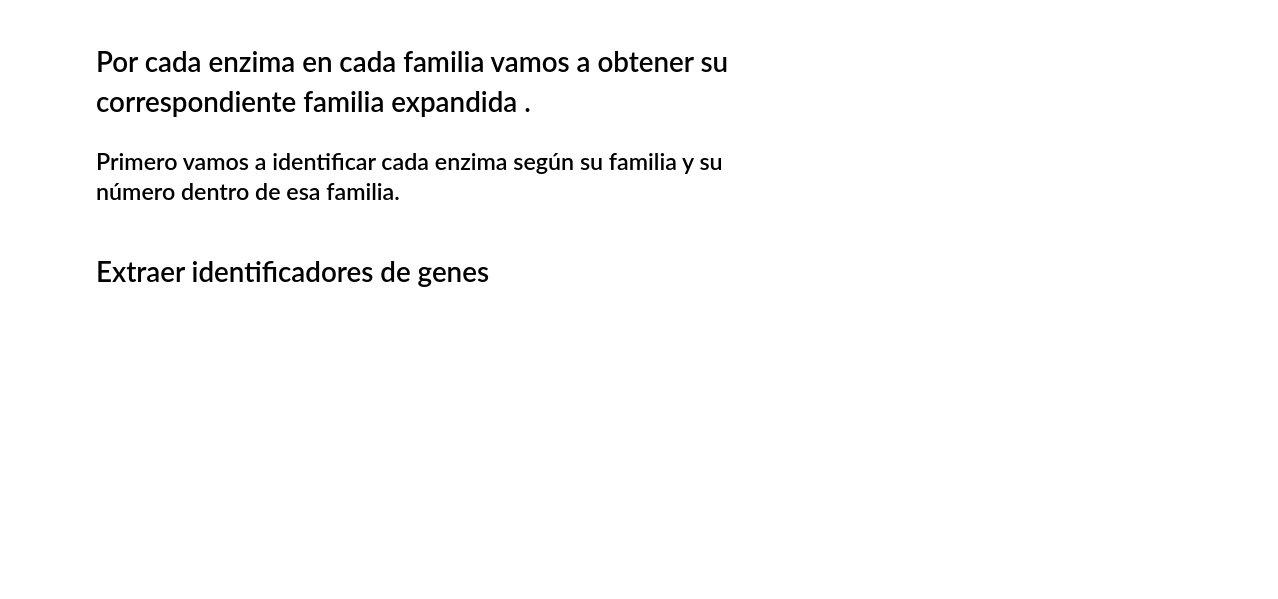
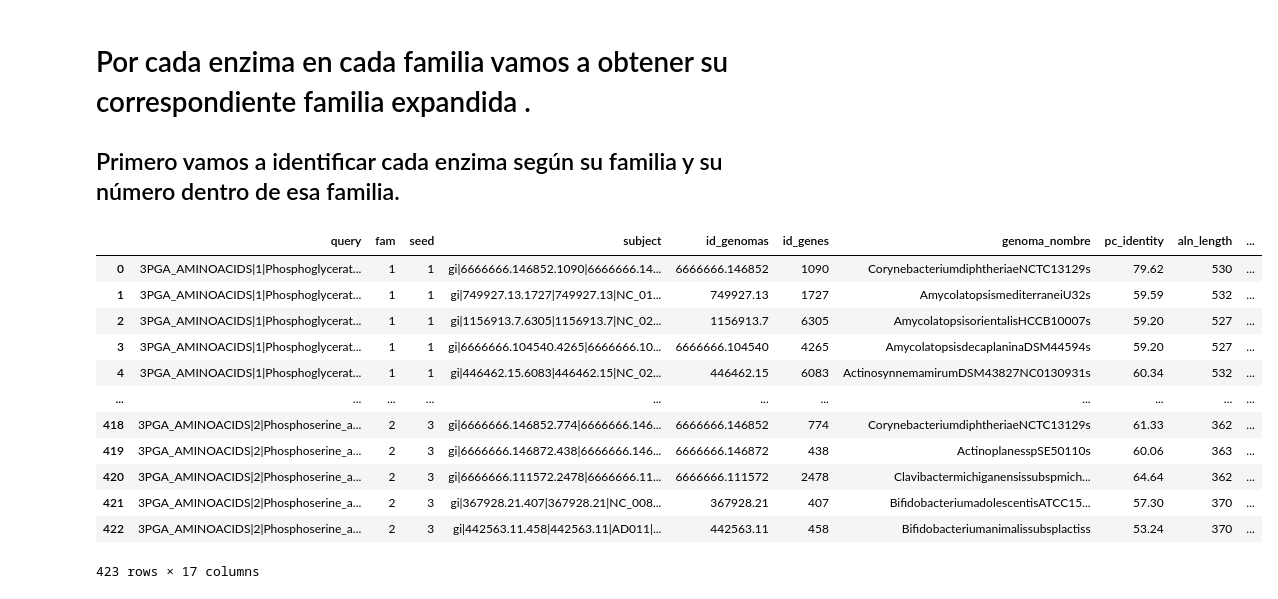
Before and after one commit to CsarMijangos/CsarPos, a Jupyter notebook: Jupyter_notebooks/Obtener_Exp_Fam.ipynb, the cells around one changed output. Drawn from its saved outputs; the diff is of its cells as text; code cells hidden in the pictures; blank space fills up the shorter version.

```diff
--- a/Jupyter_notebooks/Obtener_Exp_Fam.ipynb
+++ b/Jupyter_notebooks/Obtener_Exp_Fam.ipynb
@@ -205,19 +225,36 @@ df1["subject"].value_counts()
 ## Primero vamos a identificar cada enzima según su familia y su número dentro de esa familia.
 # %%
 def extract_fam_seed(data):
-    fam_seed_list = []
+    fam_list = []
+    seed_list = []
     for x in data["query"][:]:
         x_string = x.split("|")
         x_fam = x_string[1]
         x_enz = x_string[2].split("_")[-1]
-        x_value = "F"+x_fam+"S"+x_enz
-        fam_seed_list.append(x_value)
-    data["(fam,seed)"] = fam_seed_list
-    data = pd.DataFrame.reindex(data, columns =  ['query','(fam,seed)','subject', "id_genomas", "id_genes", "genoma_nombre",
+        #x_value = "F"+x_fam+"S"+x_enz
+        fam_list.append(x_fam)
+        seed_list.append(x_enz)
+    data["fam"] = fam_list
+    data["seed"] = seed_list
+    data = pd.DataFrame.reindex(data, columns =  ['query','fam','seed','subject', "id_genomas", "id_genes", "genoma_nombre",
            'pc_identity', 'aln_length', 'mismatches', 'gaps_opened',
            'query_start', 'query_end', 'subject_start', 'subject_end',
            'e_value', 'bitscore'])
     return data
 
 df1 = extract_fam_seed(df1)
 df1
+# %% [output]
+|  | query | fam | seed | subject | id_genomas | id_genes | genoma_nombre | pc_identity | aln_length | ... |
+| 0 | 3PGA_AMINOACIDS|1|Phosphoglycerat... | 1 | 1 | gi|6666666.146852.1090|6666666.14... | 6666666.146852 | 1090 | CorynebacteriumdiphtheriaeNCTC13129s | 79.62 | 530 | ... |
+| 1 | 3PGA_AMINOACIDS|1|Phosphoglycerat... | 1 | 1 | gi|749927.13.1727|749927.13|NC_01... | 749927.13 | 1727 | AmycolatopsismediterraneiU32s | 59.59 | 532 | ... |
+| 2 | 3PGA_AMINOACIDS|1|Phosphoglycerat... | 1 | 1 | gi|1156913.7.6305|1156913.7|NC_02... | 1156913.7 | 6305 | AmycolatopsisorientalisHCCB10007s | 59.20 | 527 | ... |
+| 3 | 3PGA_AMINOACIDS|1|Phosphoglycerat... | 1 | 1 | gi|6666666.104540.4265|6666666.10... | 6666666.104540 | 4265 | AmycolatopsisdecaplaninaDSM44594s | 59.20 | 527 | ... |
+| 4 | 3PGA_AMINOACIDS|1|Phosphoglycerat... | 1 | 1 | gi|446462.15.6083|446462.15|NC_02... | 446462.15 | 6083 | ActinosynnemamirumDSM43827NC0130931s | 60.34 | 532 | ... |
+| ... | ... | ... | ... | ... | ... | ... | ... | ... | ... | ... |
+| 418 | 3PGA_AMINOACIDS|2|Phosphoserine_a... | 2 | 3 | gi|6666666.146852.774|6666666.146... | 6666666.146852 | 774 | CorynebacteriumdiphtheriaeNCTC13129s | 61.33 | 362 | ... |
+| 419 | 3PGA_AMINOACIDS|2|Phosphoserine_a... | 2 | 3 | gi|6666666.146872.438|6666666.146... | 6666666.146872 | 438 | ActinoplanesspSE50110s | 60.06 | 363 | ... |
+| 420 | 3PGA_AMINOACIDS|2|Phosphoserine_a... | 2 | 3 | gi|6666666.111572.2478|6666666.11... | 6666666.111572 | 2478 | Clavibactermichiganensissubspmich... | 64.64 | 362 | ... |
+| 421 | 3PGA_AMINOACIDS|2|Phosphoserine_a... | 2 | 3 | gi|367928.21.407|367928.21|NC_008... | 367928.21 | 407 | BifidobacteriumadolescentisATCC15... | 57.30 | 370 | ... |
+| 422 | 3PGA_AMINOACIDS|2|Phosphoserine_a... | 2 | 3 | gi|442563.11.458|442563.11|AD011|... | 442563.11 | 458 | Bifidobacteriumanimalissubsplactiss | 53.24 | 370 | ... |
+423 rows × 17 columns
@@ -227,2 +260,0 @@ df1[["(fam,seed)", "genomas", "genes"]].groupby(by = ["(fam,seed)", "genomas"]).
-# %% [markdown]
-# Extraer identificadores de genes
```
Also changed, not shown: parts of 37 cells of this notebook.
